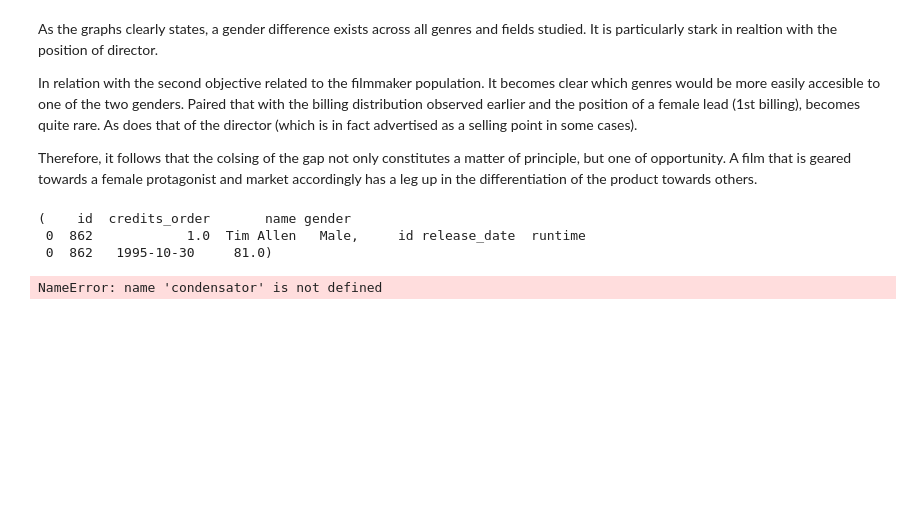
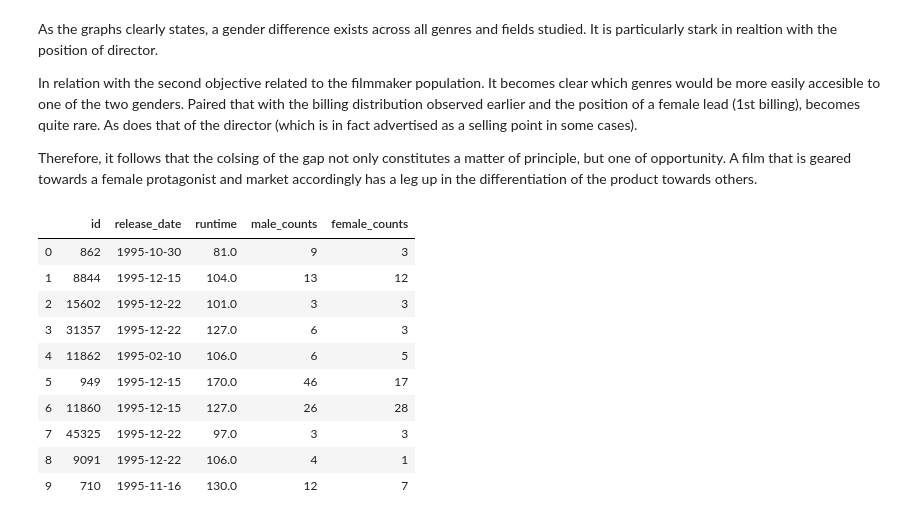
Before and after one commit to Dibmar/DAANMO_Project, a Jupyter notebook: DAANMO_Project/cross-indexing.ipynb, the cells around one changed output. Saved outputs shown, nothing was run; the diff lists cells and outputs as text; code cells hidden in the pictures; blank space fills up the shorter version.

```diff
--- a/DAANMO_Project/cross-indexing.ipynb
+++ b/DAANMO_Project/cross-indexing.ipynb
@@ -247,16 +265,22 @@ As the graphs clearly states, a gender difference exists across all genres and f
 In relation with the second objective related to the filmmaker population. It becomes clear which genres would be more easily accesible to one of the two genders. Paired that with the billing distribution observed earlier and the position of a female lead (1st billing), becomes quite rare. As  does that of the director (which is in fact advertised as a selling point in some cases).
 
 Therefore, it follows that the colsing of the gap not only constitutes a matter of principle, but one of opportunity. A film that is geared towards a female protagonist and market accordingly has a leg up in the differentiation of the product towards others.
-# %%
-actors.head(1), dates.head(1)
-# %% [output]
-(    id  credits_order       name gender
- 0  862            1.0  Tim Allen   Male,     id release_date  runtime
- 0  862   1995-10-30     81.0)
 # %%
-actors_gender_time = condensator(df = actors[['id', 'gender']], df2 = dates)
-directors_gender_time = condensator(df = directors[['id', 'gender']], df2 = dates)
-producers_gender_time = condensator(df = producers[['id', 'gender']], df2 = dates)
-actors_gender_time
+actors_gender_time = EDA.packer_preparer(df = actors[['id', 'gender']], df2 = dates)
+directors_gender_time = EDA.packer_preparer(df = directors[['id', 'gender']], df2 = dates)
+producers_gender_time = EDA.packer_preparer(df = producers[['id', 'gender']], df2 = dates)
+writers_gender_time = EDA.packer_preparer(df = writers[['id', 'gender']], df2 = dates)
+
+actors_gender_time.head(10)
 # %% [output]
-NameError: name 'condensator' is not defined
+|  | id | release_date | runtime | male_counts | female_counts |
+| 0 | 862 | 1995-10-30 | 81.0 | 9 | 3 |
+| 1 | 8844 | 1995-12-15 | 104.0 | 13 | 12 |
+| 2 | 15602 | 1995-12-22 | 101.0 | 3 | 3 |
+| 3 | 31357 | 1995-12-22 | 127.0 | 6 | 3 |
+| 4 | 11862 | 1995-02-10 | 106.0 | 6 | 5 |
+| 5 | 949 | 1995-12-15 | 170.0 | 46 | 17 |
+| 6 | 11860 | 1995-12-15 | 127.0 | 26 | 28 |
+| 7 | 45325 | 1995-12-22 | 97.0 | 3 | 3 |
+| 8 | 9091 | 1995-12-22 | 106.0 | 4 | 1 |
+| 9 | 710 | 1995-11-16 | 130.0 | 12 | 7 |
```
Also changed, not shown: parts of 11 cells of this notebook, 3 other files.
